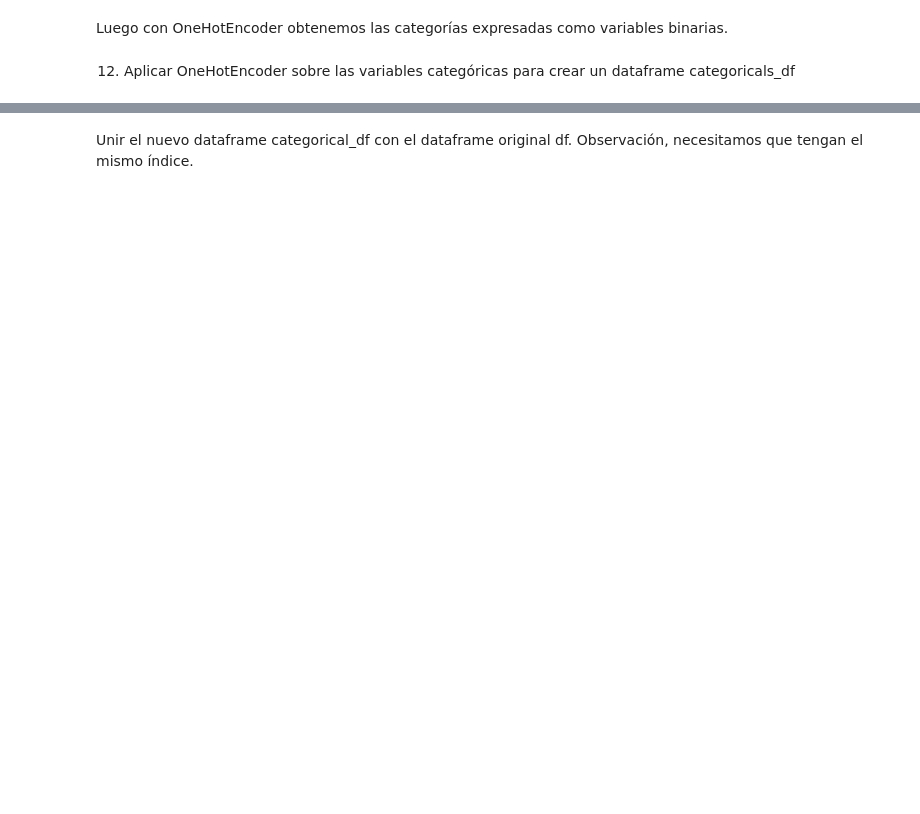
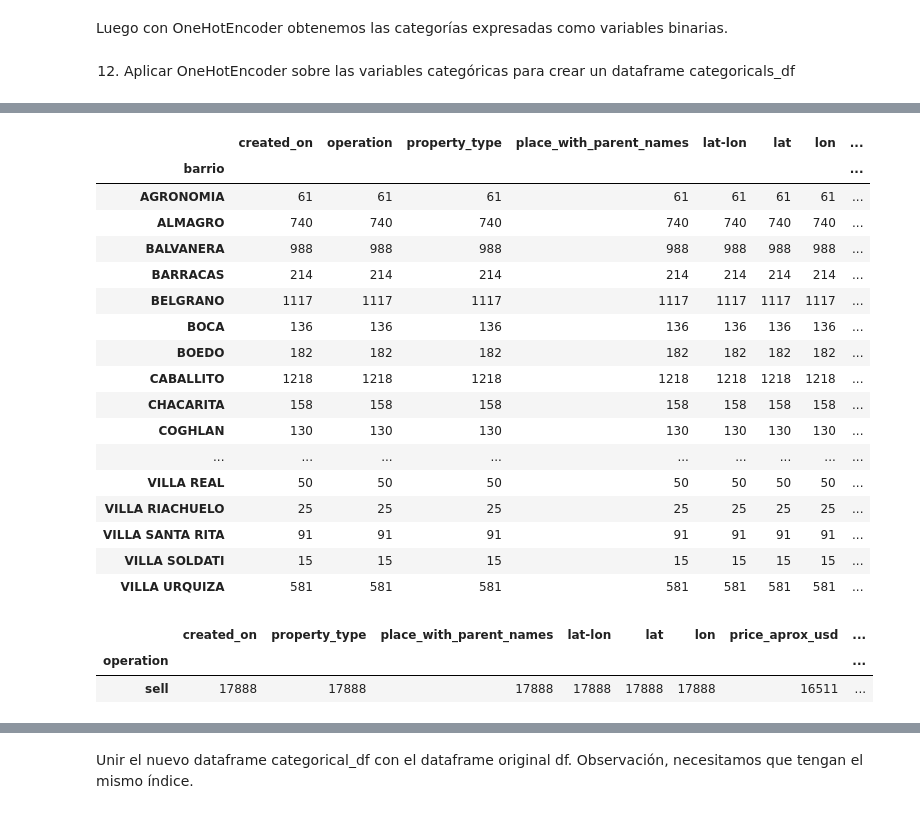
Before and after one commit to mnuclle/DiploDatos, a Jupyter notebook: 00 - Mentorias/2. Mentoria AyCD/Analisis_y_curación.ipynb, the cells around one changed output, grey strips where cells are left out. Cells and saved outputs as stored; diff of their text form; code cells hidden in the pictures; blank space fills up the shorter version.

```diff
--- a/00 - Mentorias/2. Mentoria AyCD/Analisis_y_curación.ipynb
+++ b/00 - Mentorias/2. Mentoria AyCD/Analisis_y_curación.ipynb
@@ -664,0 +752,27 @@ Luego con OneHotEncoder obtenemos las categorías expresadas como variables bina
+# %%
+df_prop.groupby('barrio').count()
+# %% [output]
+|  | created_on | operation | property_type | place_with_parent_names | lat-lon | lat | lon | ... |
+| barrio |  |  |  |  |  |  |  | ... |
+| AGRONOMIA | 61 | 61 | 61 | 61 | 61 | 61 | 61 | ... |
+| ALMAGRO | 740 | 740 | 740 | 740 | 740 | 740 | 740 | ... |
+| BALVANERA | 988 | 988 | 988 | 988 | 988 | 988 | 988 | ... |
+| BARRACAS | 214 | 214 | 214 | 214 | 214 | 214 | 214 | ... |
+| BELGRANO | 1117 | 1117 | 1117 | 1117 | 1117 | 1117 | 1117 | ... |
+| BOCA | 136 | 136 | 136 | 136 | 136 | 136 | 136 | ... |
+| BOEDO | 182 | 182 | 182 | 182 | 182 | 182 | 182 | ... |
+| CABALLITO | 1218 | 1218 | 1218 | 1218 | 1218 | 1218 | 1218 | ... |
+| CHACARITA | 158 | 158 | 158 | 158 | 158 | 158 | 158 | ... |
+| COGHLAN | 130 | 130 | 130 | 130 | 130 | 130 | 130 | ... |
+| ... | ... | ... | ... | ... | ... | ... | ... | ... |
+| VILLA REAL | 50 | 50 | 50 | 50 | 50 | 50 | 50 | ... |
+| VILLA RIACHUELO | 25 | 25 | 25 | 25 | 25 | 25 | 25 | ... |
+| VILLA SANTA RITA | 91 | 91 | 91 | 91 | 91 | 91 | 91 | ... |
+| VILLA SOLDATI | 15 | 15 | 15 | 15 | 15 | 15 | 15 | ... |
+| VILLA URQUIZA | 581 | 581 | 581 | 581 | 581 | 581 | 581 | ... |
+# %%
+df_prop.groupby('operation').count()
+# %% [output]
+|  | created_on | property_type | place_with_parent_names | lat-lon | lat | lon | price_aprox_usd | ... |
+| operation |  |  |  |  |  |  |  | ... |
+| sell | 17888 | 17888 | 17888 | 17888 | 17888 | 17888 | 16511 | ... |
```
Also changed, not shown: parts of 16 cells of this notebook.
